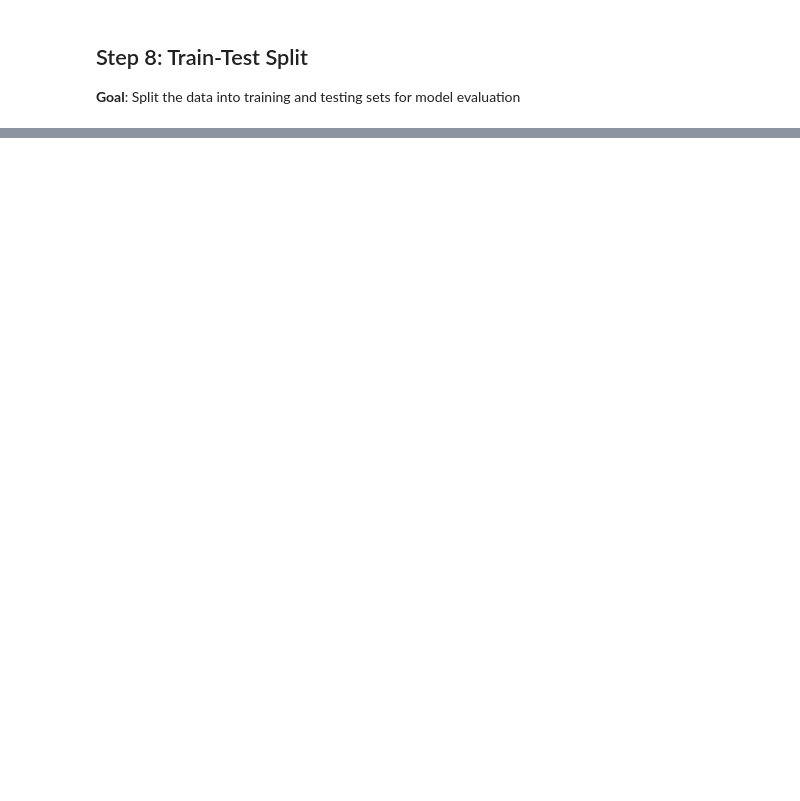
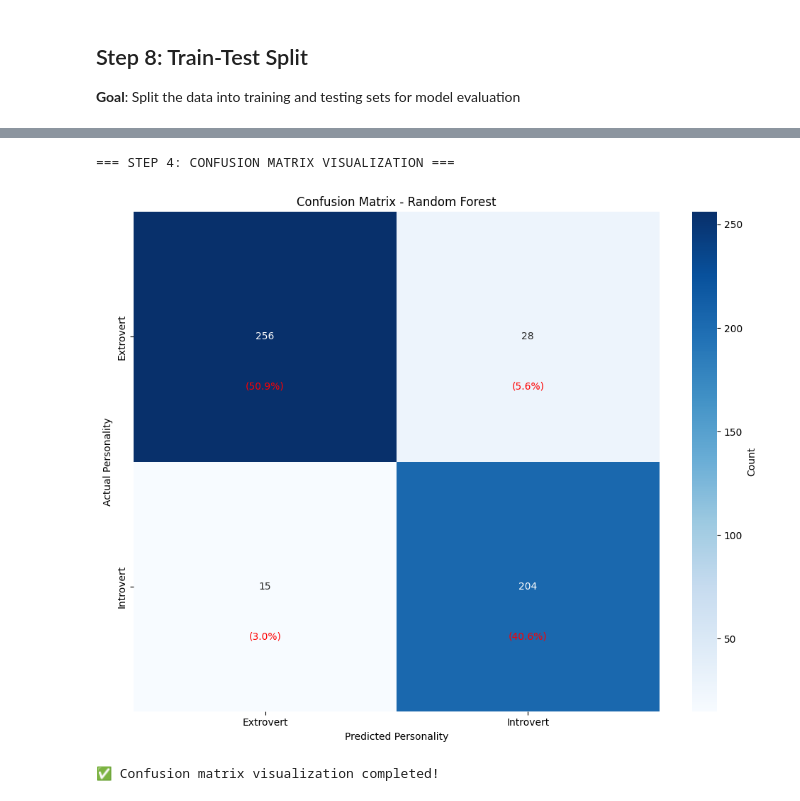
Before and after one commit to cyprian-kiplangat/AIClass, a Jupyter notebook: personality-predictor.ipynb, the cells around one changed output, grey strips where cells are left out. Cells and saved outputs as stored; diff of their text form; code cells hidden in the pictures; blank space fills up the shorter version.

```diff
--- a/personality-predictor.ipynb
+++ b/personality-predictor.ipynb
@@ -364,0 +841,29 @@ Class distribution in training set:
+# %%
+print("=== STEP 4: CONFUSION MATRIX VISUALIZATION ===")
+
+# Plot confusion matrix
+plt.figure(figsize=(10, 8))
+sns.heatmap(cm, annot=True, fmt='d', cmap='Blues',
+            xticklabels=label_encoder.classes_,
+            yticklabels=label_encoder.classes_,
+            cbar_kws={'label': 'Count'})
+plt.title(f'Confusion Matrix - {best_model_name}')
+plt.ylabel('Actual Personality')
+plt.xlabel('Predicted Personality')
+
+# Add percentage annotations
+total = cm.sum()
+for i in range(len(label_encoder.classes_)):
+    for j in range(len(label_encoder.classes_)):
+        percentage = (cm[i, j] / total) * 100
+        plt.text(j + 0.5, i + 0.7, f'({percentage:.1f}%)',
+                ha='center', va='center', fontsize=10, color='red')
+
+plt.tight_layout()
+plt.show()
+
+print("✅ Confusion matrix visualization completed!")
+# %% [output]
+=== STEP 4: CONFUSION MATRIX VISUALIZATION ===
+[figure, added]
+✅ Confusion matrix visualization completed!
```
Also changed, not shown: parts of 48 cells of this notebook, 4 other files.
